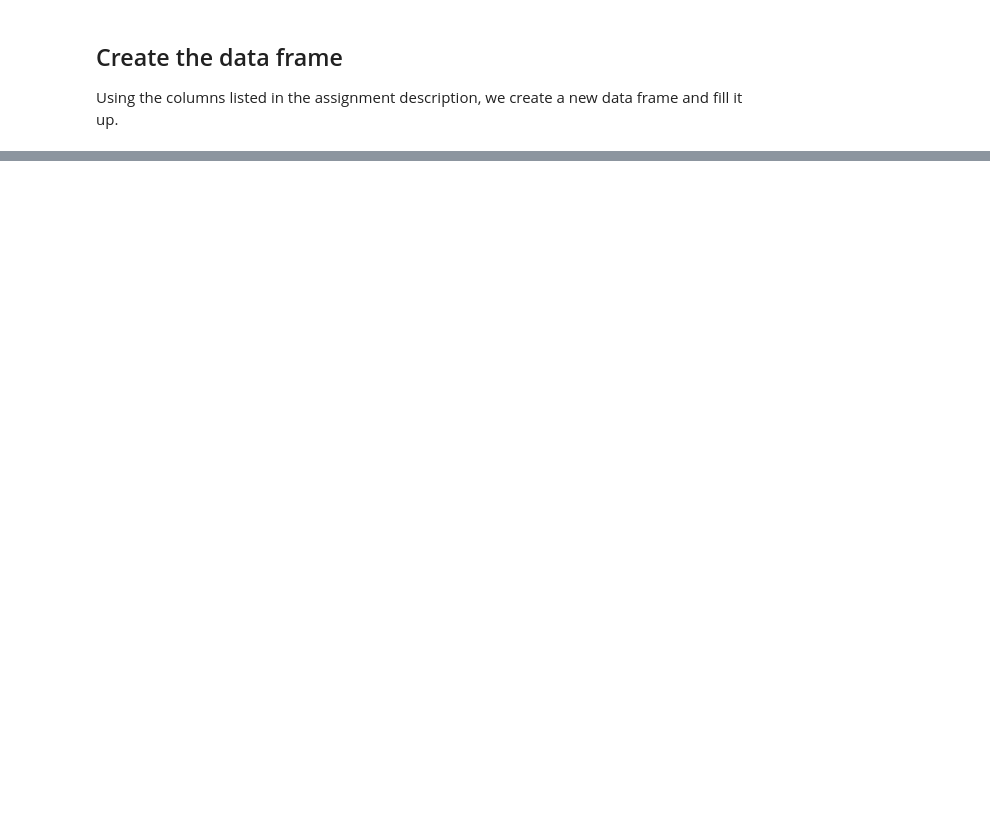
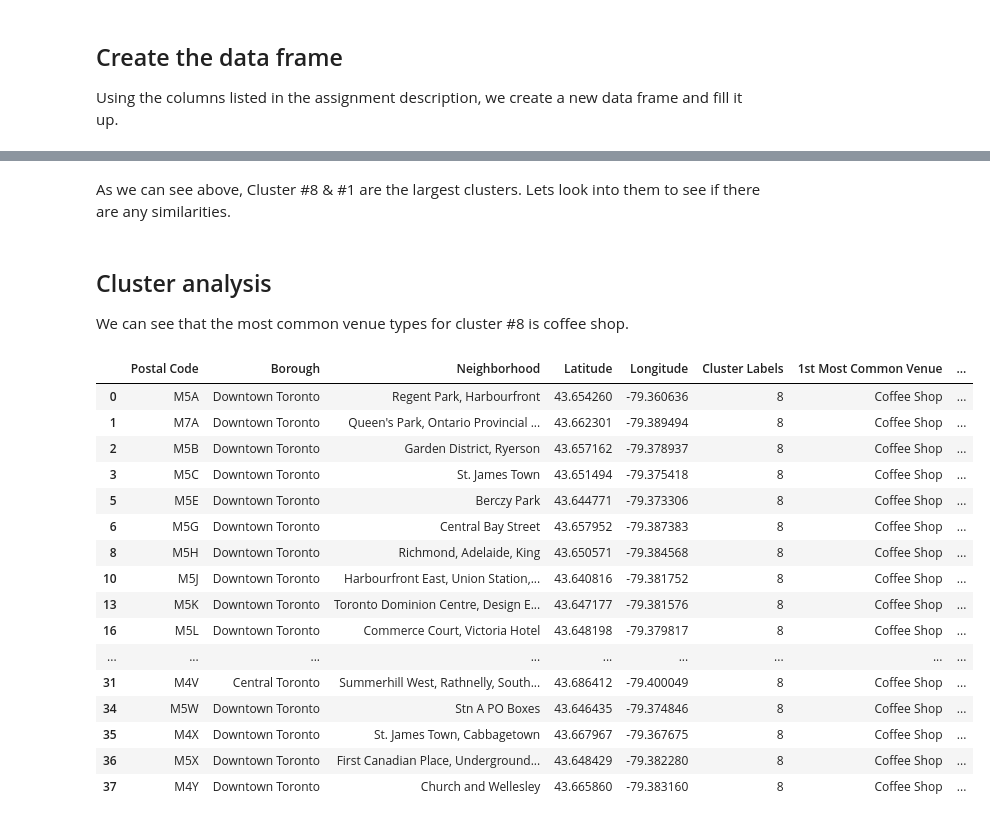
Before and after one commit to mkartic/Coursera_Capstone, a Jupyter notebook: Week 3 - Segmenting and Clustering Neighborhoods.ipynb, the cells around one changed output, grey strips where cells are left out. Drawn from its saved outputs; the diff is of its cells as text; code cells hidden in the pictures; blank space fills up the shorter version.

```diff
--- a/Week 3 - Segmenting and Clustering Neighborhoods.ipynb
+++ b/Week 3 - Segmenting and Clustering Neighborhoods.ipynb
@@ -86,0 +441,21 @@ pd.merge(left=neighborhoods, right=latlongs, left_on='Postal Code', right_on='Po
+# %%
+num_top_venues = 10
+
+indicators = ['st', 'nd', 'rd']
+
+# create columns according to number of top venues
+columns = ['Neighborhood']
+for ind in np.arange(num_top_venues):
+    try:
+        columns.append('{}{} Most Common Venue'.format(ind+1, indicators[ind]))
+    except:
+        columns.append('{}th Most Common Venue'.format(ind+1))
+
+# create a new dataframe
+neighborhoods_venues_sorted = pd.DataFrame(columns=columns)
+neighborhoods_venues_sorted['Neighborhood'] = toronto_grouped['Neighborhood']
+
+for ind in np.arange(toronto_grouped.shape[0]):
+    neighborhoods_venues_sorted.iloc[ind, 1:] = return_most_common_venues(toronto_grouped.iloc[ind, :], num_top_venues)
+
+neighborhoods_venues_sorted.head()
@@ -86,0 +471,11 @@ pd.merge(left=neighborhoods, right=latlongs, left_on='Postal Code', right_on='Po
+# %%
+# set number of clusters
+kclusters = 10
+
+toronto_grouped_clustering = toronto_grouped.drop('Neighborhood', 1)
+
+# run k-means clustering
+kmeans = KMeans(n_clusters=kclusters, random_state=0).fit(toronto_grouped_clustering)
+
+# check cluster labels generated for each row in the dataframe
+kmeans.labels_[0:10]
@@ -86,0 +484,10 @@ pd.merge(left=neighborhoods, right=latlongs, left_on='Postal Code', right_on='Po
+# %%
+# add clustering labels
+neighborhoods_venues_sorted.insert(0, 'Cluster Labels', kmeans.labels_)
+
+toronto_merged = toronto_data
+
+# merge toronto_grouped with toronto_data to add latitude/longitude for each neighborhood
+toronto_merged = toronto_merged.join(neighborhoods_venues_sorted.set_index('Neighborhood'), on='Neighborhood')
+
+toronto_merged.head() # check the last columns!
@@ -86,0 +556,25 @@ pd.merge(left=neighborhoods, right=latlongs, left_on='Postal Code', right_on='Po
+# %% [markdown]
+As we can see above, Cluster #8 & #1 are the largest clusters. Lets look into them to see if there are any similarities.
+# %% [markdown]
+## Cluster analysis
+We can see that the most common venue types for cluster #8 is coffee shop.
+# %%
+toronto_merged[toronto_merged['Cluster Labels']==8]
+# %% [output]
+|  | Postal Code | Borough | Neighborhood | Latitude | Longitude | Cluster Labels | 1st Most Common Venue | ... |
+| 0 | M5A | Downtown Toronto | Regent Park, Harbourfront | 43.654260 | -79.360636 | 8 | Coffee Shop | ... |
+| 1 | M7A | Downtown Toronto | Queen's Park, Ontario Provincial ... | 43.662301 | -79.389494 | 8 | Coffee Shop | ... |
+| 2 | M5B | Downtown Toronto | Garden District, Ryerson | 43.657162 | -79.378937 | 8 | Coffee Shop | ... |
+| 3 | M5C | Downtown Toronto | St. James Town | 43.651494 | -79.375418 | 8 | Coffee Shop | ... |
+| 5 | M5E | Downtown Toronto | Berczy Park | 43.644771 | -79.373306 | 8 | Coffee Shop | ... |
+| 6 | M5G | Downtown Toronto | Central Bay Street | 43.657952 | -79.387383 | 8 | Coffee Shop | ... |
+| 8 | M5H | Downtown Toronto | Richmond, Adelaide, King | 43.650571 | -79.384568 | 8 | Coffee Shop | ... |
+| 10 | M5J | Downtown Toronto | Harbourfront East, Union Station,... | 43.640816 | -79.381752 | 8 | Coffee Shop | ... |
+| 13 | M5K | Downtown Toronto | Toronto Dominion Centre, Design E... | 43.647177 | -79.381576 | 8 | Coffee Shop | ... |
+| 16 | M5L | Downtown Toronto | Commerce Court, Victoria Hotel | 43.648198 | -79.379817 | 8 | Coffee Shop | ... |
+| ... | ... | ... | ... | ... | ... | ... | ... | ... |
+| 31 | M4V | Central Toronto | Summerhill West, Rathnelly, South... | 43.686412 | -79.400049 | 8 | Coffee Shop | ... |
+| 34 | M5W | Downtown Toronto | Stn A PO Boxes | 43.646435 | -79.374846 | 8 | Coffee Shop | ... |
+| 35 | M4X | Downtown Toronto | St. James Town, Cabbagetown | 43.667967 | -79.367675 | 8 | Coffee Shop | ... |
+| 36 | M5X | Downtown Toronto | First Canadian Place, Underground... | 43.648429 | -79.382280 | 8 | Coffee Shop | ... |
+| 37 | M4Y | Downtown Toronto | Church and Wellesley | 43.665860 | -79.383160 | 8 | Coffee Shop | ... |
```
Also changed, not shown: parts of 45 cells of this notebook.
